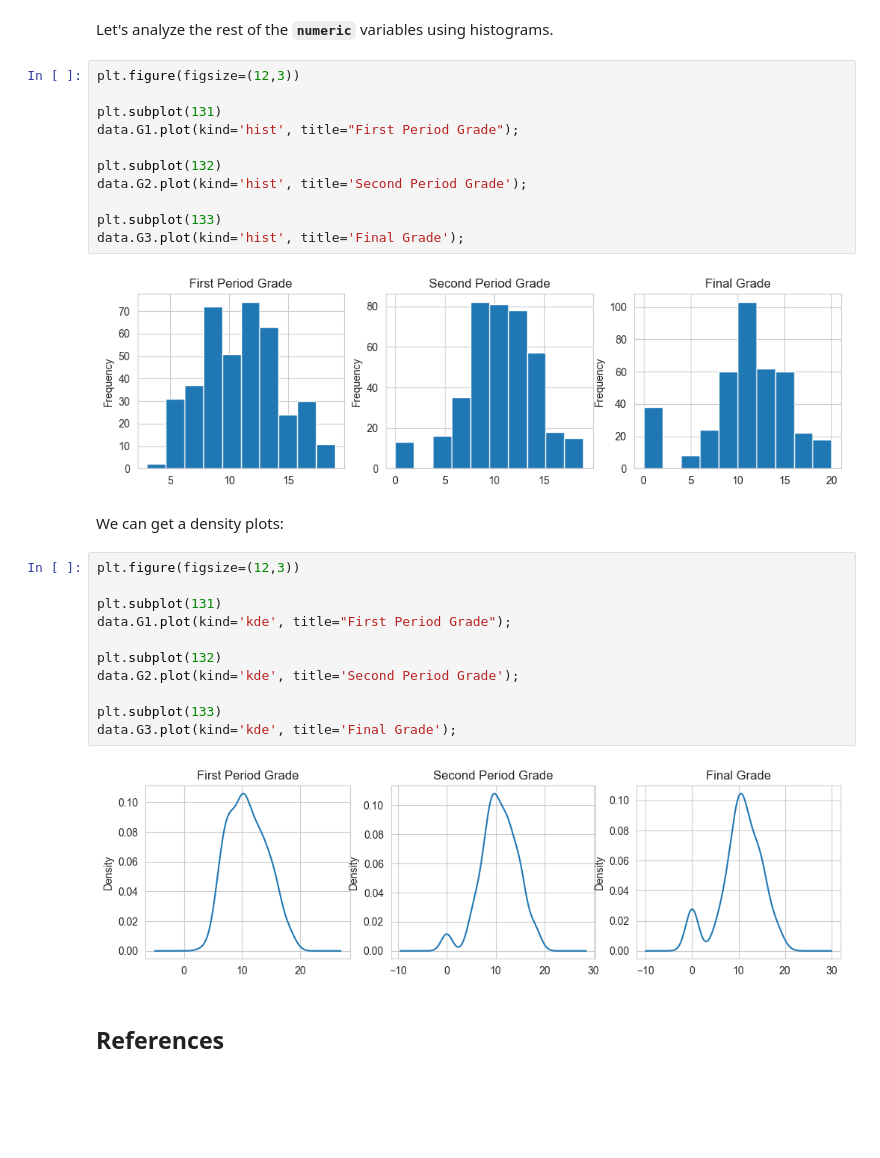
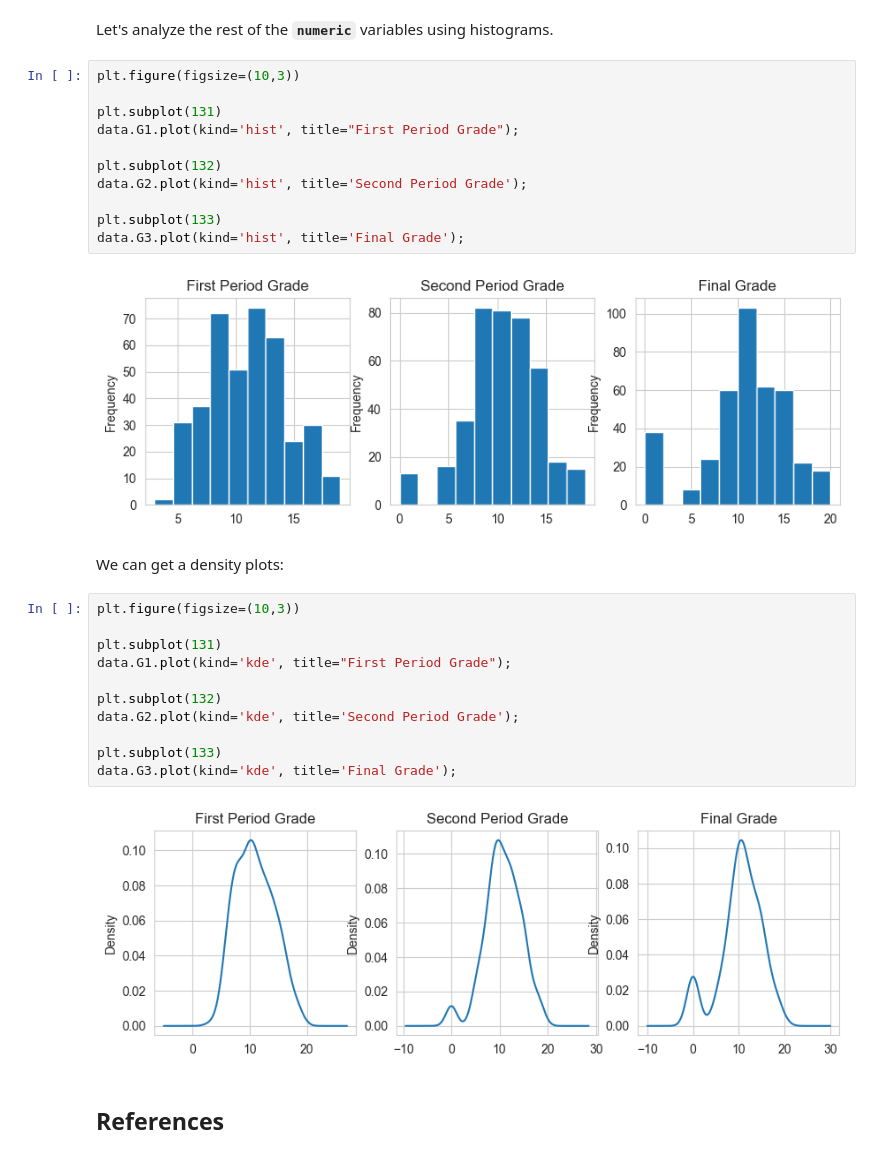
Before and after one commit to Goliath-Research/Computational-Statistics, a Jupyter notebook: 03-Descriptive Statistics/01-Frequency.ipynb, the cells around one changed output. Saved outputs shown, nothing was run; the diff lists cells and outputs as text; blank space fills up the shorter version.

```diff
--- a/03-Descriptive Statistics/01-Frequency.ipynb
+++ b/03-Descriptive Statistics/01-Frequency.ipynb
@@ -245,22 +241,22 @@ data.studytime.value_counts().plot(kind='bar', rot=True, title="Study Time");
 # %% [markdown]
 Let's analyze the rest of the **`numeric`** variables using histograms.
 # %%
-plt.figure(figsize=(12,3))
+plt.figure(figsize=(10,3))
 
 plt.subplot(131)
 data.G1.plot(kind='hist', title="First Period Grade");
 
 plt.subplot(132)
 data.G2.plot(kind='hist', title='Second Period Grade');
 
 plt.subplot(133)
 data.G3.plot(kind='hist', title='Final Grade');
 # %% [output]
-[figure, old version]
+[figure, new version]
 # %% [markdown]
 We can get a density plots:
 # %%
-plt.figure(figsize=(12,3))
+plt.figure(figsize=(10,3))
 
 plt.subplot(131)
 data.G1.plot(kind='kde', title="First Period Grade");
@@ -271,7 +267,7 @@ data.G2.plot(kind='kde', title='Second Period Grade');
 plt.subplot(133)
 data.G3.plot(kind='kde', title='Final Grade');
 # %% [output]
-[figure, old version]
+[figure, new version]
 # %% [markdown]
 ## References
 # %% [markdown]
```
Also changed, not shown: parts of 4 cells of this notebook, 3 other files.
